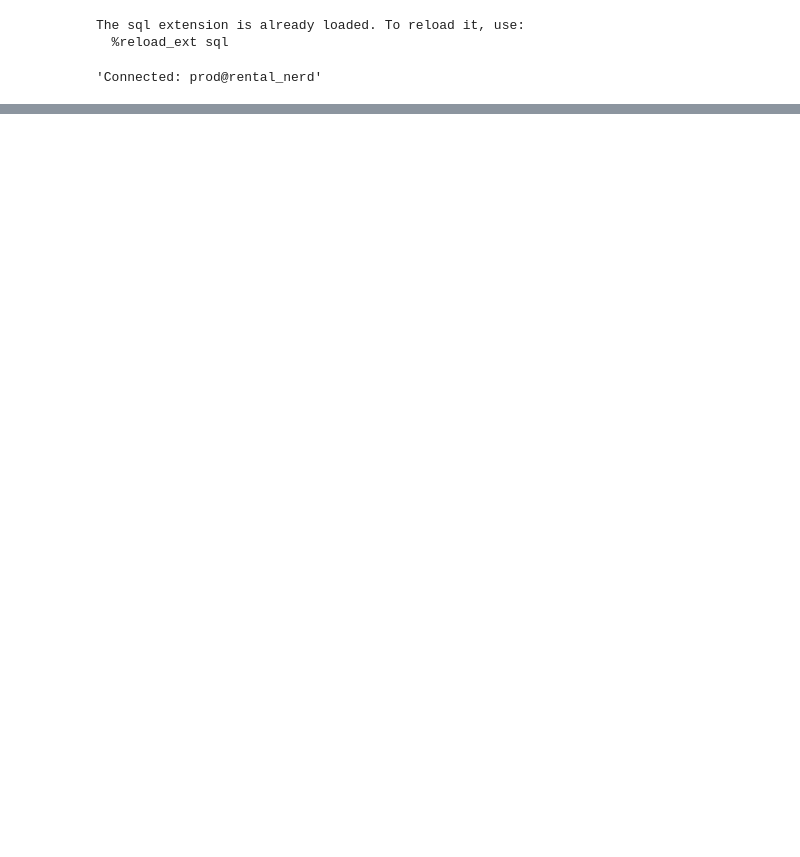
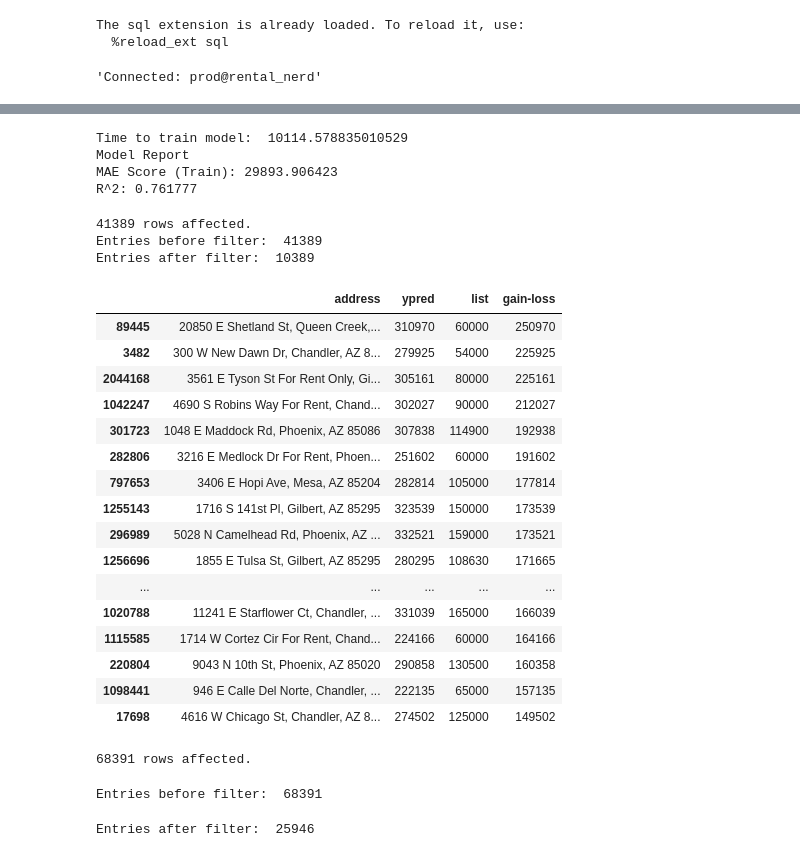
Before and after one commit to ivoytov/rentalnerd, a Jupyter notebook: scraper/historical sales model.ipynb, the cells around one changed output, grey strips where cells are left out. Saved outputs shown, nothing was run; the diff lists cells and outputs as text; code cells hidden in the pictures; blank space fills up the shorter version.

```diff
--- a/scraper/historical sales model.ipynb
+++ b/scraper/historical sales model.ipynb
@@ -32,17 +50,4 @@ limit = 10000000
 The sql extension is already loaded. To reload it, use:
   %reload_ext sql
 'Connected: prod@rental_nerd'
-# %%
-# data columns used for the booster
-factors = ['property_id', 'bedrooms', 'bathrooms', 'sqft','longitude', 'latitude','zipcode', 'elevation', 'garage'
-                          ,'year_built', 'level','dist_to_park','dist_to_golf_course', 'has_pool'
-                          , 'date_closed','multifamily']
-
-# booster parameters
-param = {'max_depth':6, 'num_parallel_tree': 10000, 'eval_metric':'mae' }
-num_round = 10
-plst = param.items()
-
-# disable warning on assignment without copy
-pd.options.mode.chained_assignment = None  # default='warn'
 # %%
@@ -106,5 +153,11 @@ bst = xgb.train( plst, dtrain, num_round )
 elapsed = timeit.default_timer() - start_time
 print("Time to train model: ", elapsed)
 
-# save model
-bst.save_model(city + '_sales.model')
+# predict the training set using the model - note this is in sample testing
+ypred = bst.predict(dtrain)
+output_model_metrics( dtrain, ypred, sales_train.price )
+# %% [output]
+Time to train model:  10114.578835010529
+Model Report
+MAE Score (Train): 29893.906423
+R^2: 0.761777
@@ -122,10 +164,41 @@ for_sale = query('sales', 'open', city, limit)
 # %%
+for_sale = query('sales', 'open', city, zipcode_list, limit)
 # use today's date for 'close date' since the transaction is still open i.e. home is currently listed for sale
-for_sale.date_closed = dt.date.today()
-for_sale = sanitize(for_sale)
+for_sale.date_closed = today
 
-# remove for rent listings that are categorized as for sale
-for_sale = for_sale[for_sale.price > 50000]
+# need this to clean data but also to adjust the "date closed" to be # of secs from 1/1/2000 (the format the model uses)
+for_sale = sanitize(for_sale, zipcode_list)
 
 target = xgb.DMatrix( for_sale[factors].values, feature_names=factors)
+
 ypred = bst.predict(target)
+
+values = np.column_stack((for_sale.property_id.values
+                         ,for_sale.address.values
+                         ,ypred
+                         ,for_sale.price.values
+                         ,ypred-for_sale.price))
+output = pd.DataFrame(values[:,1:],index=values[:,0],columns=['address','ypred','list','gain-loss'])
+output = output.sort_values(by='gain-loss',ascending=False)
+output.head(20)
+# %% [output]
+41389 rows affected.
+Entries before filter:  41389
+Entries after filter:  10389
+|  | address | ypred | list | gain-loss |
+| 89445 | 20850 E Shetland St, Queen Creek,... | 310970 | 60000 | 250970 |
+| 3482 | 300 W New Dawn Dr, Chandler, AZ 8... | 279925 | 54000 | 225925 |
+| 2044168 | 3561 E Tyson St For Rent Only, Gi... | 305161 | 80000 | 225161 |
+| 1042247 | 4690 S Robins Way For Rent, Chand... | 302027 | 90000 | 212027 |
+| 301723 | 1048 E Maddock Rd, Phoenix, AZ 85086 | 307838 | 114900 | 192938 |
+| 282806 | 3216 E Medlock Dr For Rent, Phoen... | 251602 | 60000 | 191602 |
+| 797653 | 3406 E Hopi Ave, Mesa, AZ 85204 | 282814 | 105000 | 177814 |
+| 1255143 | 1716 S 141st Pl, Gilbert, AZ 85295 | 323539 | 150000 | 173539 |
+| 296989 | 5028 N Camelhead Rd, Phoenix, AZ ... | 332521 | 159000 | 173521 |
+| 1256696 | 1855 E Tulsa St, Gilbert, AZ 85295 | 280295 | 108630 | 171665 |
+| ... | ... | ... | ... | ... |
+| 1020788 | 11241 E Starflower Ct, Chandler, ... | 331039 | 165000 | 166039 |
+| 1115585 | 1714 W Cortez Cir For Rent, Chand... | 224166 | 60000 | 164166 |
+| 220804 | 9043 N 10th St, Phoenix, AZ 85020 | 290858 | 130500 | 160358 |
+| 1098441 | 946 E Calle Del Norte, Chandler, ... | 222135 | 65000 | 157135 |
+| 17698 | 4616 W Chicago St, Chandler, AZ 8... | 274502 | 125000 | 149502 |
@@ -142,5 +205,12 @@ output.head(20)
 # %%
-rent_train = query(transaction_type='rental',transaction_status='closed', city=city,limit=limit)
+rent_train = query(transaction_type='rental',transaction_status='closed', city=city,zipcode=zipcode_list, limit=limit)
+# %% [output]
+68391 rows affected.
+# %%
+rent_train = sanitize(rent_train, zipcode_list)
+# %% [output]
+Entries before filter:  68391
+Entries after filter:  25946
 # %%
 # train rental model
 start_time = timeit.default_timer() # start timer
```
Also changed, not shown: parts of 16 cells of this notebook, 4 other files.
